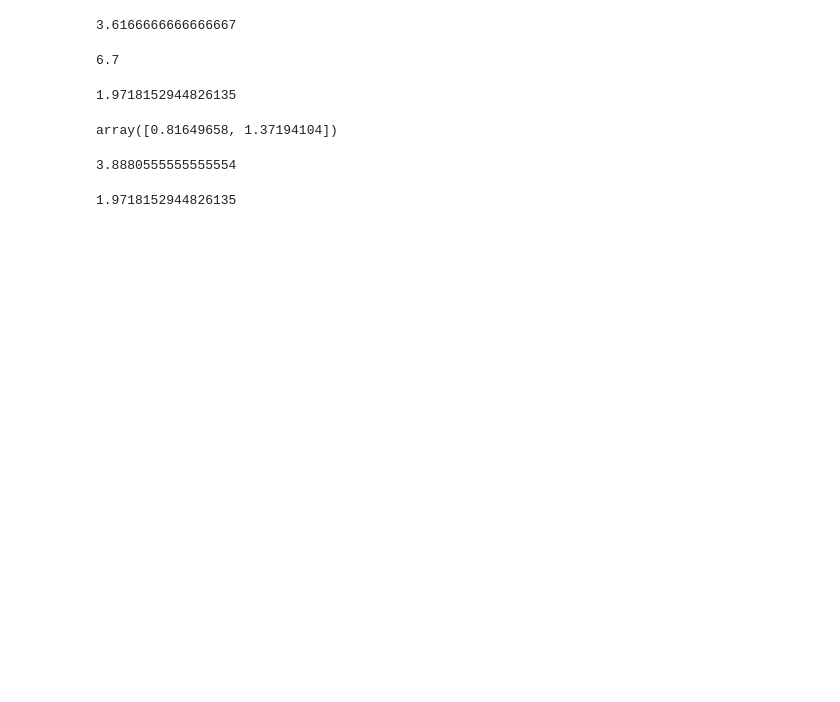
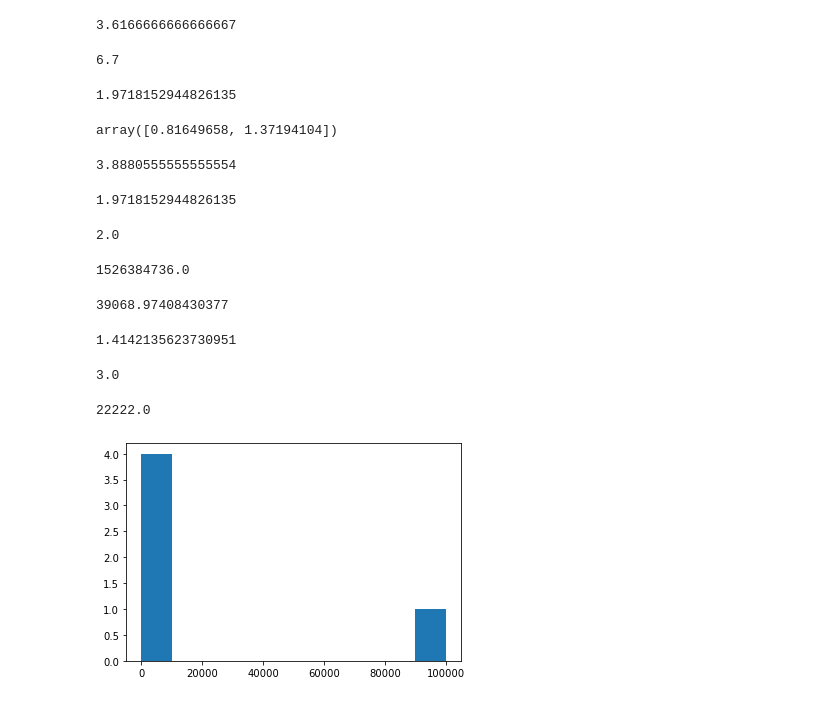
Before and after one commit to GKPSingh/M3D21, a Jupyter notebook: Learning Numpy.ipynb, the cells around one changed output. Drawn from its saved outputs; the diff is of its cells as text; code cells hidden in the pictures; blank space fills up the shorter version.

```diff
--- a/Learning Numpy.ipynb
+++ b/Learning Numpy.ipynb
@@ -478,3 +478,34 @@ np.var(a2)
 np.sqrt(np.var(a2))
 # %% [output]
 1.9718152944826135
+# %%
+# Demo of standard deviation and variance
+high_variance_array = np.array([10, 100, 1000, 10000, 100000])
+low_variance_array = np.array([1,2,3,4,5])
+np.var(low_variance_array)
+# %% [output]
+2.0
+# %%
+np.var(high_variance_array)
+# %% [output]
+1526384736.0
+# %%
+np.std(high_variance_array)
+# %% [output]
+39068.97408430377
+# %%
+np.std(low_variance_array)
+# %% [output]
+1.4142135623730951
+# %%
+np.mean(low_variance_array)
+# %% [output]
+3.0
+# %%
+np.mean(high_variance_array)
+# %% [output]
+22222.0
+# %%
+plt.hist(high_variance_array);
+# %% [output]
+[figure, added]
```
Also changed, not shown: parts of 11 cells of this notebook.
